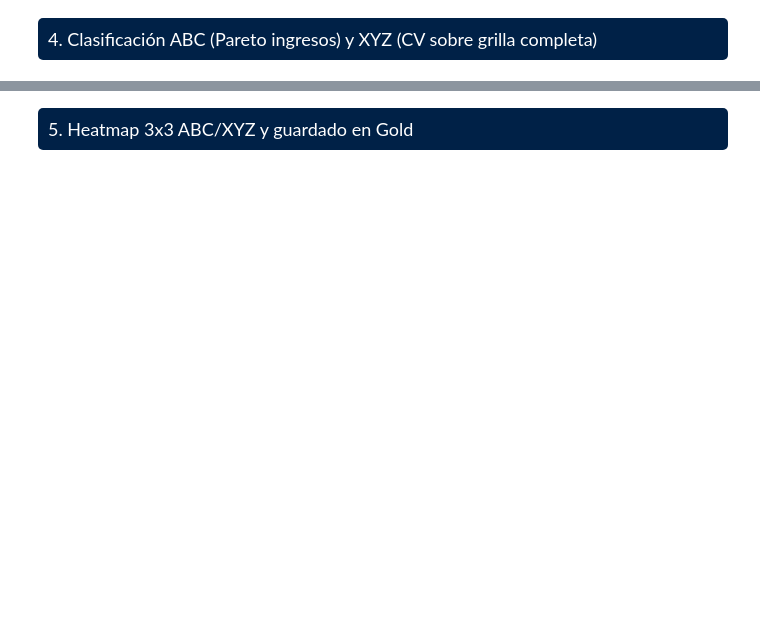
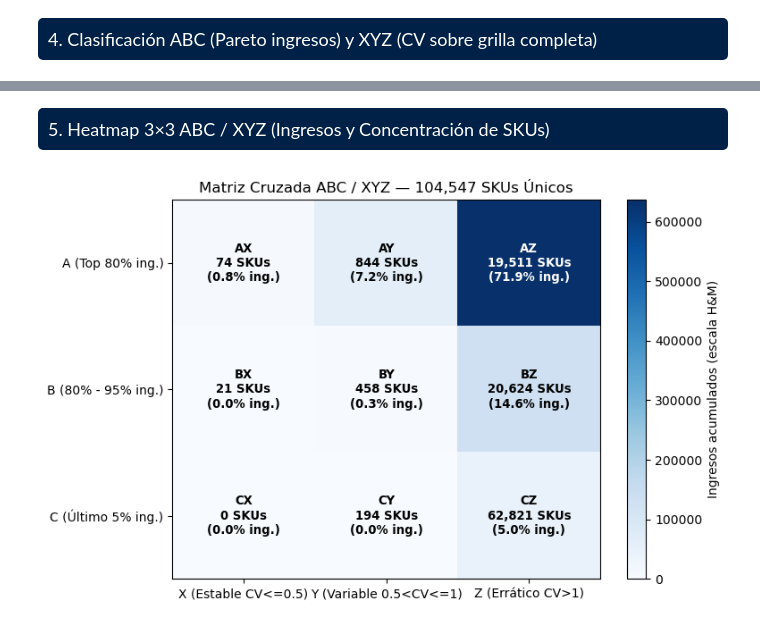
Before and after one commit to jack-jimenes/unmsm-bi-grupo3-pyspark, a Jupyter notebook: Labos/HyM/lab13/05_abc_xyz_hym_pyspark.ipynb, the cells around one changed output, grey strips where cells are left out. Cells and saved outputs as stored; diff of their text form; code cells hidden in the pictures; blank space fills up the shorter version.

Commit message:
feat: ejecutar y enriquecer modelo ABC/XYZ Lab13 en PySpark nativo

```diff
--- a/Labos/HyM/lab13/05_abc_xyz_hym_pyspark.ipynb
+++ b/Labos/HyM/lab13/05_abc_xyz_hym_pyspark.ipynb
@@ -61,11 +64,12 @@ df_cat = df_silver.groupBy("article_id").agg(
 
 df_ventas_mes = df_silver.groupBy("article_id", "mes_venta").agg(F.count("*").cast("double").alias("unidades_mes"))
 
-# CrossJoin ligero de catálogo x meses para completar ceros sin inflar con toPandas
+# CrossJoin de catálogo x meses calendario para imputar 0 en meses sin venta
 df_grilla = (
     df_cat.select("article_id")
     .crossJoin(F.broadcast(df_meses))
     .join(df_ventas_mes, on=["article_id", "mes_venta"], how="left")
     .fillna(0.0, subset=["unidades_mes"])
 )
-print(f"Artículos únicos: {df_cat.count():,} | Meses calendario: {n_meses}")
+total_skus = int(df_cat.count())
+print(f"Artículos únicos: {total_skus:,} | Meses calendario: {n_meses} | Celdas grilla: {total_skus * n_meses:,}")
@@ -73,14 +81,17 @@ print(f"Artículos únicos: {df_cat.count():,} | Meses calendario: {n_meses}")
 <div style="background-color:#002147; color:white; padding:10px; border-radius:5px; font-size:18px"> 4. Clasificación ABC (Pareto ingresos) y XYZ (CV sobre grilla completa)
 # %%
 %%time
-# XYZ por artículo
+# XYZ por artículo sobre los N meses calendario completos
 df_xyz = (
     df_grilla.groupBy("article_id")
     .agg(
         F.avg("unidades_mes").alias("media_mensual"),
         F.stddev_pop("unidades_mes").alias("std_mensual"),
     )
-    .withColumn("cv_demanda", F.when(F.col("media_mensual") > 0, F.col("std_mensual") / F.col("media_mensual")).otherwise(F.lit(99.0)))
+    .withColumn(
+        "cv_demanda",
+        F.when(F.col("media_mensual") > 0, F.col("std_mensual") / F.col("media_mensual")).otherwise(F.lit(99.0)),
+    )
     .withColumn(
         "clase_xyz",
         F.when(F.col("cv_demanda") <= 0.50, "X")
@@ -89,8 +100,8 @@ df_xyz = (
     )
 )
 
-# ABC por participación acumulada de ingreso_total
-ingreso_global = df_cat.agg(F.sum("ingreso_total")).collect()[0][0]
+# ABC por participación acumulada de ingreso_total (blindaje float ante Decimal)
+ingreso_global = float(df_cat.agg(F.sum("ingreso_total")).collect()[0][0])
 w_abc = Window.orderBy(F.col("ingreso_total").desc()).rowsBetween(Window.unboundedPreceding, 0)
 
 df_abc_xyz = (
@@ -110,8 +121,11 @@ matriz_res = (
     df_abc_xyz.groupBy("matriz_abc_xyz", "clase_abc", "clase_xyz")
     .agg(
         F.count("*").alias("skus"),
+        F.round(F.count("*") * F.lit(100.0) / F.lit(total_skus), 2).alias("pct_skus"),
         F.sum("unidades_totales").alias("unidades"),
         F.round(F.sum("ingreso_total"), 2).alias("ingresos"),
+        F.round(F.sum("ingreso_total") * F.lit(100.0) / F.lit(ingreso_global), 2).alias("pct_ingresos"),
+        F.round(F.avg("cv_demanda"), 3).alias("cv_promedio"),
     )
     .orderBy("clase_abc", "clase_xyz")
 )
@@ -119,20 +149,38 @@ matriz_res.show(12, truncate=False)
 # %% [markdown]
-<div style="background-color:#002147; color:white; padding:10px; border-radius:5px; font-size:18px"> 5. Heatmap 3x3 ABC/XYZ y guardado en Gold
+<div style="background-color:#002147; color:white; padding:10px; border-radius:5px; font-size:18px"> 5. Heatmap 3×3 ABC / XYZ (Ingresos y Concentración de SKUs)
 # %%
 pdf_m = matriz_res.toPandas()
-piv_ing = pdf_m.pivot(index="clase_abc", columns="clase_xyz", values="ingresos").reindex(index=["A", "B", "C"], columns=["X", "Y", "Z"]).fillna(0)
-piv_sku = pdf_m.pivot(index="clase_abc", columns="clase_xyz", values="skus").reindex(index=["A", "B", "C"], columns=["X", "Y", "Z"]).fillna(0)
+piv_ing = (
+    pdf_m.pivot(index="clase_abc", columns="clase_xyz", values="ingresos")
+    .reindex(index=["A", "B", "C"], columns=["X", "Y", "Z"]).fillna(0).astype(float)
+)
+piv_sku = (
+    pdf_m.pivot(index="clase_abc", columns="clase_xyz", values="skus")
+    .reindex(index=["A", "B", "C"], columns=["X", "Y", "Z"]).fillna(0).astype(float)
+)
+piv_pct = (
+    pdf_m.pivot(index="clase_abc", columns="clase_xyz", values="pct_ingresos")
+    .reindex(index=["A", "B", "C"], columns=["X", "Y", "Z"]).fillna(0).astype(float)
+)
 
-fig, ax = plt.subplots(figsize=(6.5, 4.5))
-im = ax.imshow(piv_ing.values, cmap="Blues")
-ax.set_xticks(range(3)); ax.set_xticklabels(["X (Estable)", "Y (Variable)", "Z (Errático)"])
-ax.set_yticks(range(3)); ax.set_yticklabels(["A (80%)", "B (15%)", "C (5%)"])
+fig, ax = plt.subplots(figsize=(7.8, 5.0))
+im = ax.imshow(piv_ing.values, cmap="Blues", aspect="auto")
+fig.colorbar(im, ax=ax, label="Ingresos acumulados (escala H&M)")
+ax.set_xticks(range(3)); ax.set_xticklabels(["X (Estable CV<=0.5)", "Y (Variable 0.5<CV<=1)", "Z (Errático CV>1)"])
+ax.set_yticks(range(3)); ax.set_yticklabels(["A (Top 80% ing.)", "B (80% - 95% ing.)", "C (Último 5% ing.)"])
+
+umbral = float(piv_ing.values.max()) * 0.50 if piv_ing.values.max() > 0 else 0.0
 for i in range(3):
     for j in range(3):
-        ax.text(j, i, f"{piv_ing.index[i]}{piv_ing.columns[j]}\n{int(piv_sku.iloc[i, j]):,} SKUs", ha="center", va="center", color="black", fontweight="bold")
-ax.set_title("Matriz Cruzada ABC / XYZ — Distribución de SKUs")
+        txt_color = "white" if piv_ing.values[i, j] > umbral else "black"
+        ax.text(
+            j, i,
+            f"{piv_ing.index[i]}{piv_ing.columns[j]}\n{int(piv_sku.iloc[i, j]):,} SKUs\n({piv_pct.iloc[i, j]:.1f}% ing.)",
+            ha="center", va="center", color=txt_color, fontweight="bold", fontsize=9.5,
+        )
+
+ax.set_title(f"Matriz Cruzada ABC / XYZ — {total_skus:,} SKUs Únicos")
 plt.tight_layout()
 plt.show()
-
-df_abc_xyz.write.mode("overwrite").parquet(f"{GOLD}/hym_abc_xyz")
-print(f"Matriz ABC/XYZ guardada en {GOLD}/hym_abc_xyz | SKUs={spark.read.parquet(f'{GOLD}/hym_abc_xyz').count():,}")
+# %% [output]
+[figure, added]
```
Also changed, not shown: parts of 10 cells of this notebook.
